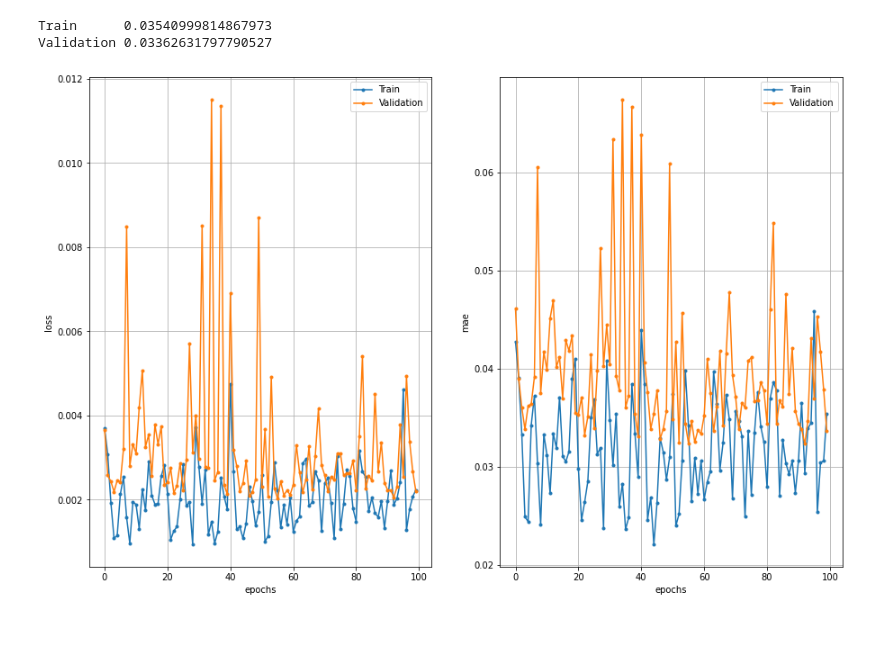
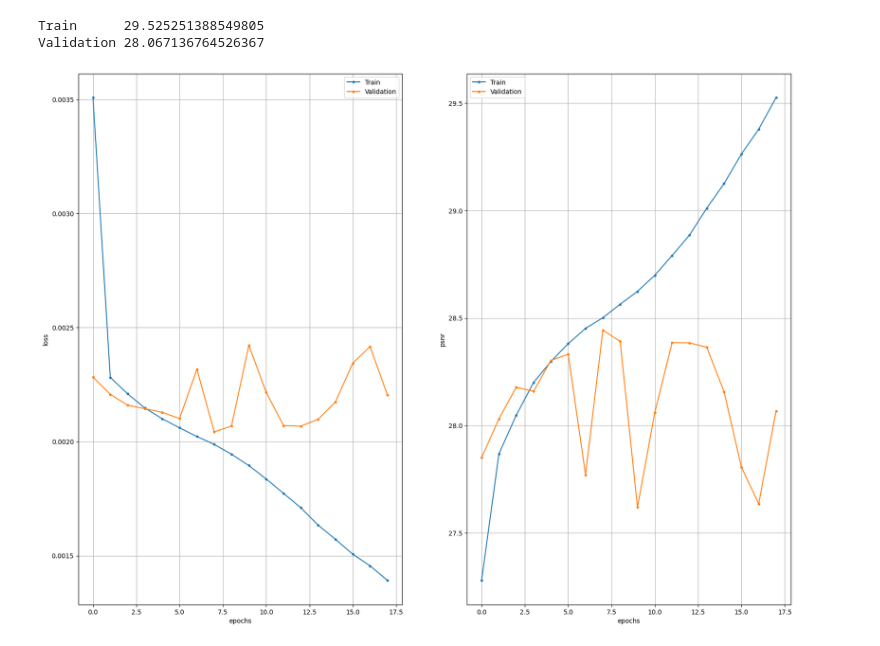
Before and after one commit to pulsatil1/b-w_photos_colorizer, a Jupyter notebook: colorizer.ipynb, the cells around one changed output. Cells and saved outputs as stored; diff of their text form; code cells hidden in the pictures.

Commit message:
Changed dataset. Little changes in the model. Improving result

```diff
--- a/colorizer.ipynb
+++ b/colorizer.ipynb
@@ -303,8 +402,0 @@ ________________________________________________________________________________
-# %%
-# model.compile(optimizer="adam", loss=tf.keras.losses.MeanSquaredError())
-model.compile(optimizer="rmsprop", loss='mse', metrics=["mae"])
-callbacks = [tf.keras.callbacks.ModelCheckpoint("oxford_segmentation.h5", save_best_only=True)]
-
-epochs = 100
-steps_per_epoch = len(y_train) // batch_size
-history = model.fit(GenerateInputs(X_train,y_train), epochs=epochs, steps_per_epoch=steps_per_epoch, validation_data=(X_val, y_val), callbacks=callbacks, shuffle=True)
@@ -333,0 +403,28 @@ print(model.evaluate(X_val, y_val))
+# %%
+# Peak Signal to Noise Ratio function
+def psnr(orig, pred):
+    # cast the target images to integer
+    orig = orig * 255.0
+    orig = tf.cast(orig, tf.uint8)
+    orig = tf.clip_by_value(orig, 0, 255)
+    # cast the predicted images to integer
+    pred = pred * 255.0
+    pred = tf.cast(pred, tf.uint8)
+    pred = tf.clip_by_value(pred, 0, 255)
+    # return the psnr
+    return tf.image.psnr(orig, pred, max_val=255)
+# %%
+# configure early stopping callback
+early_stopping = EarlyStopping(monitor='val_loss', min_delta=0.0001, patience=10, verbose=1, mode='min', restore_best_weights=True)
+
+# Data generators
+train_gen = Generator(batch_size, img_size, train_files_list)
+val_gen = Generator(batch_size, img_size, test_files_list)
+# %%
+epochs = 20
+
+# compile the model
+model.compile(loss='mse', optimizer='adam', metrics=psnr)
+
+# train
+history = model.fit(train_gen, epochs=epochs, validation_data=val_gen, callbacks=[early_stopping])
@@ -334,6 +449,6 @@ print(model.evaluate(X_val, y_val))
 # %%
-plot_history(history, 'mae')
+plot_history(history, 'psnr')
 # %% [output]
-Train      0.03540999814867973
-Validation 0.03362631797790527
+Train      29.525251388549805
+Validation 28.067136764526367
-[figure, old version]
+[figure, new version]
```
Also changed, not shown: parts of 44 cells of this notebook.
